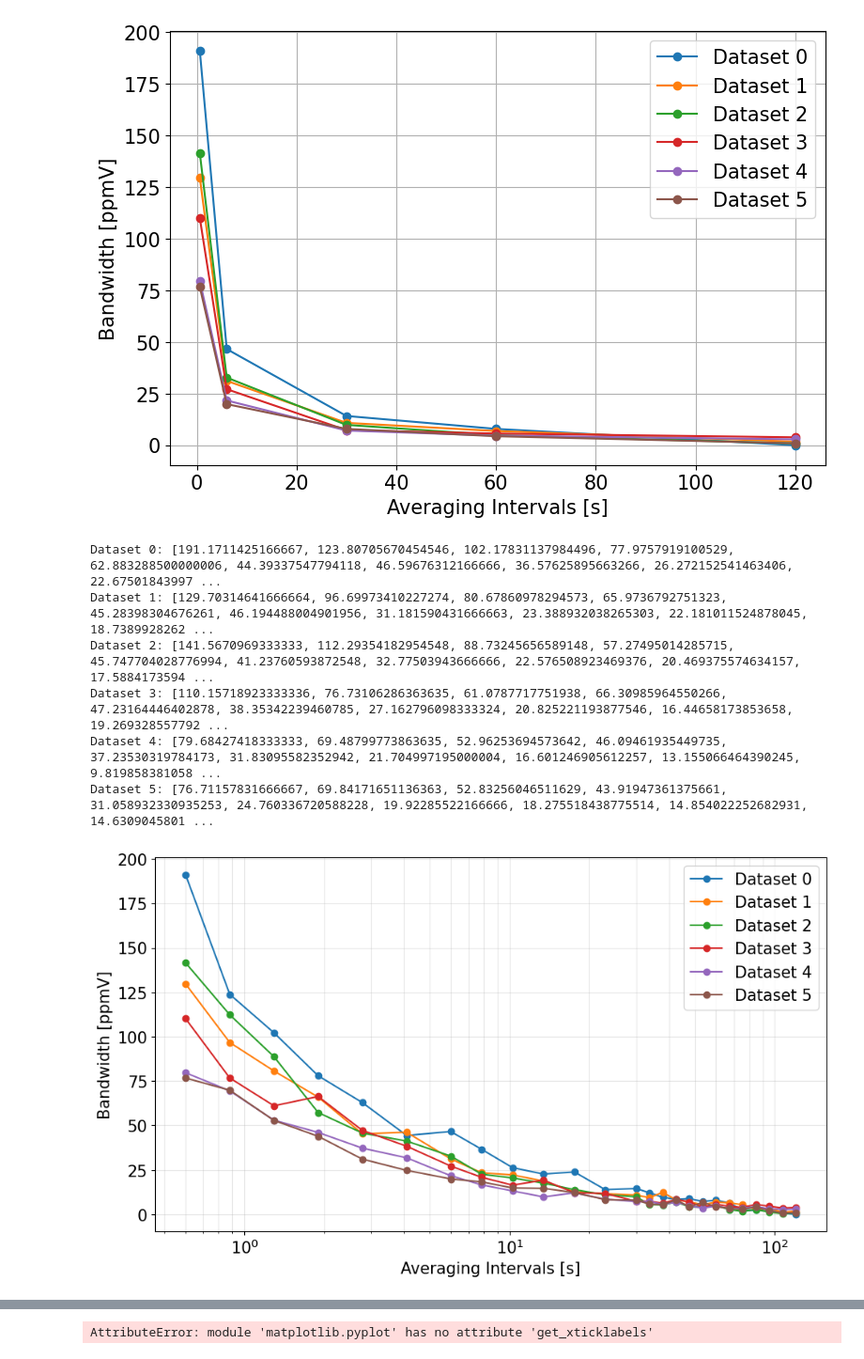
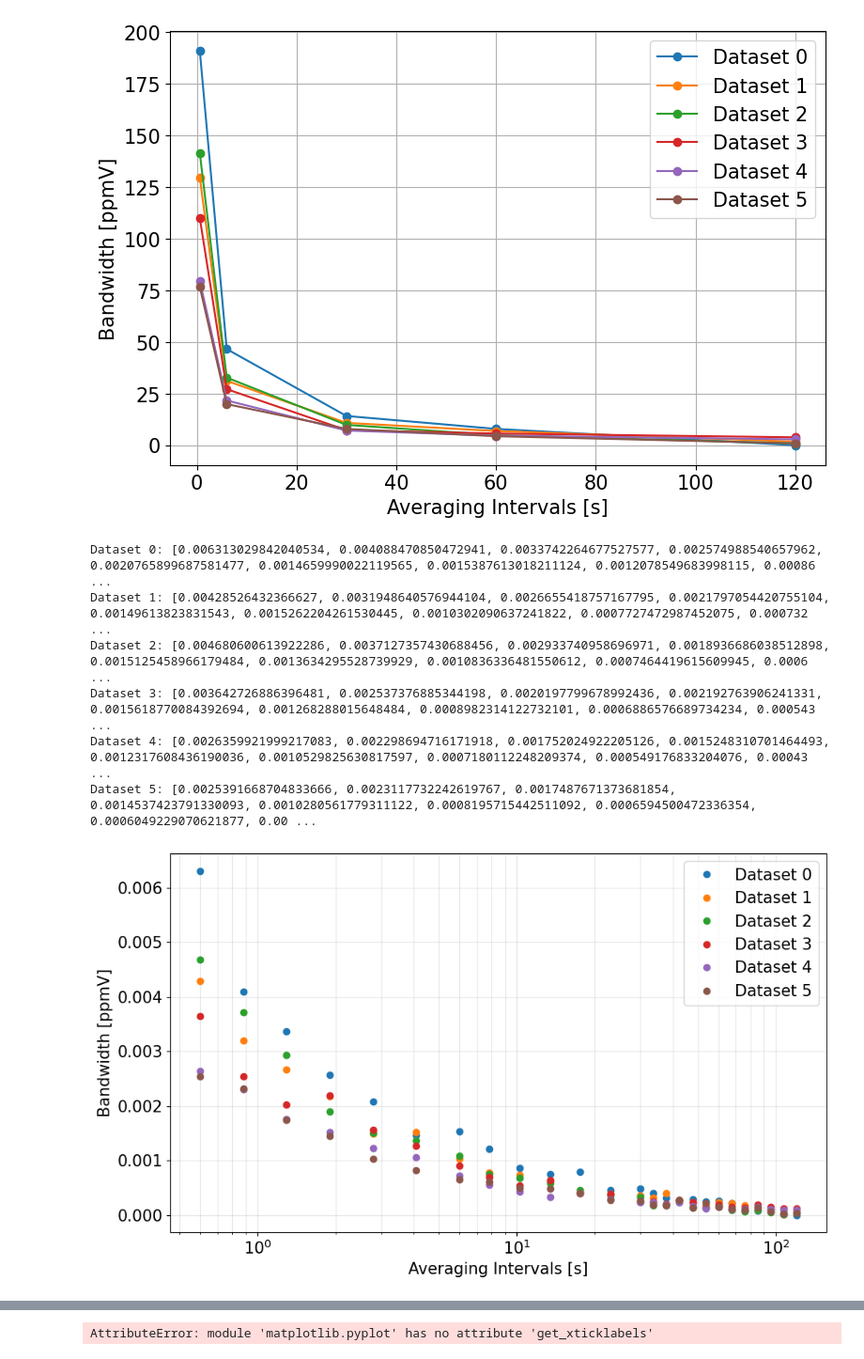
Before and after one commit to se04ber/WTSoftwareUtilitiesShare, a Jupyter notebook: Example_PointConc_Analysis_200325_Analysis.ipynb, the cells around one changed output, grey strips where cells are left out. Shown at 94% size. Drawn from its saved outputs; the diff is of its cells as text; code cells hidden in the pictures.

```diff
--- a/Example_PointConc_Analysis_200325_Analysis.ipynb
+++ b/Example_PointConc_Analysis_200325_Analysis.ipynb
@@ -540,6 +540,7 @@ plt.show()
 # Configuration
 plot_type = "both" #"bandwidth"  # Options: "bandwidth", "convergence", "both"
 averaging_intervals = [60*0.01, 60*0.1, 60*0.5, 60*1.0, 60*2.0]  # in seconds
+time_freq = 0.010  # s #Manually implace frequence between each measurement point, if dynamic write time_freq= dynamic
 num_points_between = 5  # Number of points to add between each interval pair for more continuity(0 = use original intervals only)
 set_xlog = True  #Set x-axsis to log
 
@@ -551,8 +552,6 @@ xAchse = None
 yAchse = None
 error_values = 0.1
 marker = 'o'
-time_freq = 0.010  # s
-
 
 #For generate extended intervals/points if requested
 if num_points_between > 0:
@@ -573,13 +572,13 @@ if plot_type in ["bandwidth", "both"]:
     bandwidths = []
     for name in namelist:
         for file in files:
-            ts_v_avg = conc_ts[name][file].get_averagedData(name, file, time_freq, averaging_intervals_use)
+            ts_v_avg = conc_ts[name][file].get_averagedData(name, file, time_freq, averaging_intervals_use,dimensionless)
             bandwidths.append([np.ptp(avg) for avg in ts_v_avg])
 
     fig1, ax1 = plt.subplots(figsize=(10, 6))
     for i, bandwidth in enumerate(bandwidths):
         print(f"Dataset {i}: {bandwidth}")
-        ax1.plot(averaging_intervals_use, bandwidth, "o-",
+        ax1.plot(averaging_intervals_use, bandwidth, "o",
                  label=f"Dataset {i}" if Labels is None else Labels[i])
 
     ax1.set_xlabel("Averaging Intervals [s]")
@@ -596,44 +595,44 @@ if plot_type in ["convergence", "both"]:
     dataset_labels = []
     for name in namelist:
         for file in files:
-            ts_v_avg = conc_ts[name][file].get_averagedData(name, file, time_freq, averaging_intervals_use)
+            ts_v_avg = conc_ts[name][file].get_averagedData(name, file, time_freq, averaging_intervals_use,dimensionless)
             means_all.append(ts_v_avg)
             dataset_labels.append(f"{name} - {file}")
     n_datasets = len(means_all)
     fig2, axes = plt.subplots(n_datasets, 1, figsize=(10, 4*n_datasets), sharex=False)
     if n_datasets == 1: # Handle single dataset case
         axes = [axes]
     for i, (means, ax, label) in enumerate(zip(means_all, axes, dataset_labels)):
         # Collect min and max values for each interval for grey background coloring
         min_vals = []
         max_vals = []
         intervals_with_data = []
         for interval, avg_data in zip(averaging_intervals_use, means):
             if len(avg_data) > 0:
                 min_vals.append(np.min(avg_data))
                 max_vals.append(np.max(avg_data))
                 intervals_with_data.append(interval)
         if len(intervals_with_data) > 0: #Also plot connected shaded region
             ax.fill_between(intervals_with_data, min_vals, max_vals,
                            color='grey', alpha=0.3, zorder=1)
         #Satter points on top
         for interval, avg_data in zip(averaging_intervals_use, means):
             ax.scatter(np.ones(len(avg_data)) * interval,
                       avg_data,
                       s=15, c="navy", marker='o', alpha=0.6, zorder=2)
         ax.set_ylabel(yLabel)
         ax.set_xlabel("Averaging Intervals [s]")
         ax.set_title(f'Convergence Test: {label}')
         ax.grid(True, which='both', alpha=0.3)
         if set_xlog:
             ax.set_xscale('log')
     plt.tight_layout()
     plt.show()
 # %% [output]
-Dataset 0: [191.1711425166667, 123.80705670454546, 102.17831137984496, 77.9757919100529, 62.883288500000006, 44.39337547794118, 46.59676312166666, 36.57625895663266, 26.272152541463406, 22.67501843997 ...
-Dataset 1: [129.70314641666664, 96.69973410227274, 80.67860978294573, 65.9736792751323, 45.28398304676261, 46.194488004901956, 31.181590431666663, 23.388932038265303, 22.181011524878045, 18.7389928262 ...
-Dataset 2: [141.5670969333333, 112.29354182954548, 88.73245656589148, 57.27495014285715, 45.747704028776994, 41.23760593872548, 32.77503943666666, 22.576508923469376, 20.469375574634157, 17.5884173594 ...
-Dataset 3: [110.15718923333336, 76.73106286363635, 61.0787717751938, 66.30985964550266, 47.23164446402878, 38.35342239460785, 27.162796098333324, 20.825221193877546, 16.44658173853658, 19.269328557792 ...
-Dataset 4: [79.68427418333333, 69.48799773863635, 52.96253694573642, 46.09461935449735, 37.23530319784173, 31.83095582352942, 21.704997195000004, 16.601246905612257, 13.155066464390245, 9.819858381058 ...
-Dataset 5: [76.71157831666667, 69.84171651136363, 52.83256046511629, 43.91947361375661, 31.058932330935253, 24.760336720588228, 19.92285522166666, 18.275518438775514, 14.854022252682931, 14.6309045801 ...
+Dataset 0: [0.006313029842040534, 0.004088470850472941, 0.0033742264677527577, 0.002574988540657962, 0.0020765899687581477, 0.0014659990022119565, 0.0015387613018211124, 0.0012078549683998115, 0.00086 ...
+Dataset 1: [0.00428526432366627, 0.0031948640576944104, 0.0026655418757167795, 0.0021797054420755104, 0.00149613823831543, 0.0015262204261530445, 0.0010302090637241822, 0.0007727472987452075, 0.000732 ...
+Dataset 2: [0.004680600613922286, 0.0037127357430688456, 0.002933740958696971, 0.0018936686038512898, 0.0015125458966179484, 0.0013634295528739929, 0.0010836336481550612, 0.0007464419615609945, 0.0006 ...
+Dataset 3: [0.003642726886396481, 0.002537376885344198, 0.0020197799678992436, 0.002192763906241331, 0.0015618770084392694, 0.001268288015648484, 0.0008982314122732101, 0.0006886576689734234, 0.000543 ...
+Dataset 4: [0.0026359921999217083, 0.002298694716171918, 0.001752024922205126, 0.0015248310701464493, 0.0012317608436190036, 0.0010529825630817597, 0.0007180112248209374, 0.000549176833204076, 0.00043 ...
+Dataset 5: [0.0025391668704833666, 0.0023117732242619767, 0.0017487671373681854, 0.0014537423791330093, 0.0010280561779311122, 0.0008195715442511092, 0.0006594500472336354, 0.0006049229070621877, 0.00 ...
-[figure, old version]
+[figure, new version]
```
Also changed, not shown: parts of 1 cell of this notebook, 1 other file.
